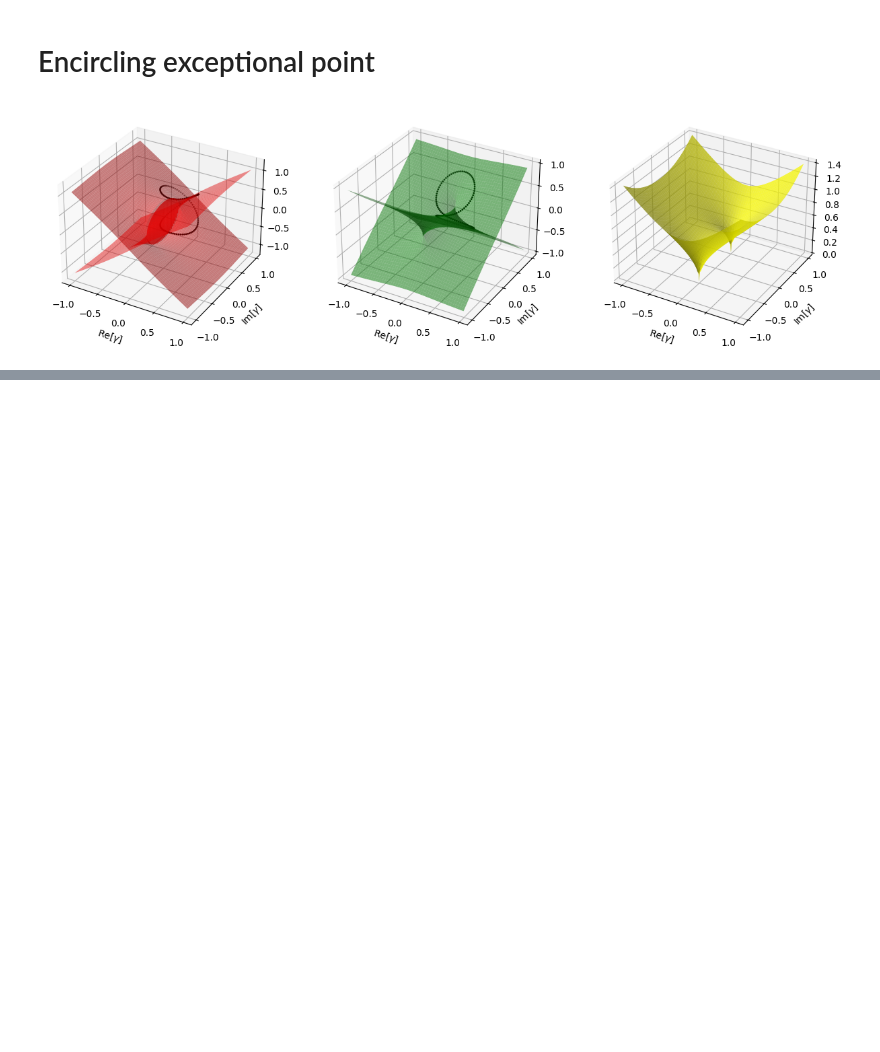
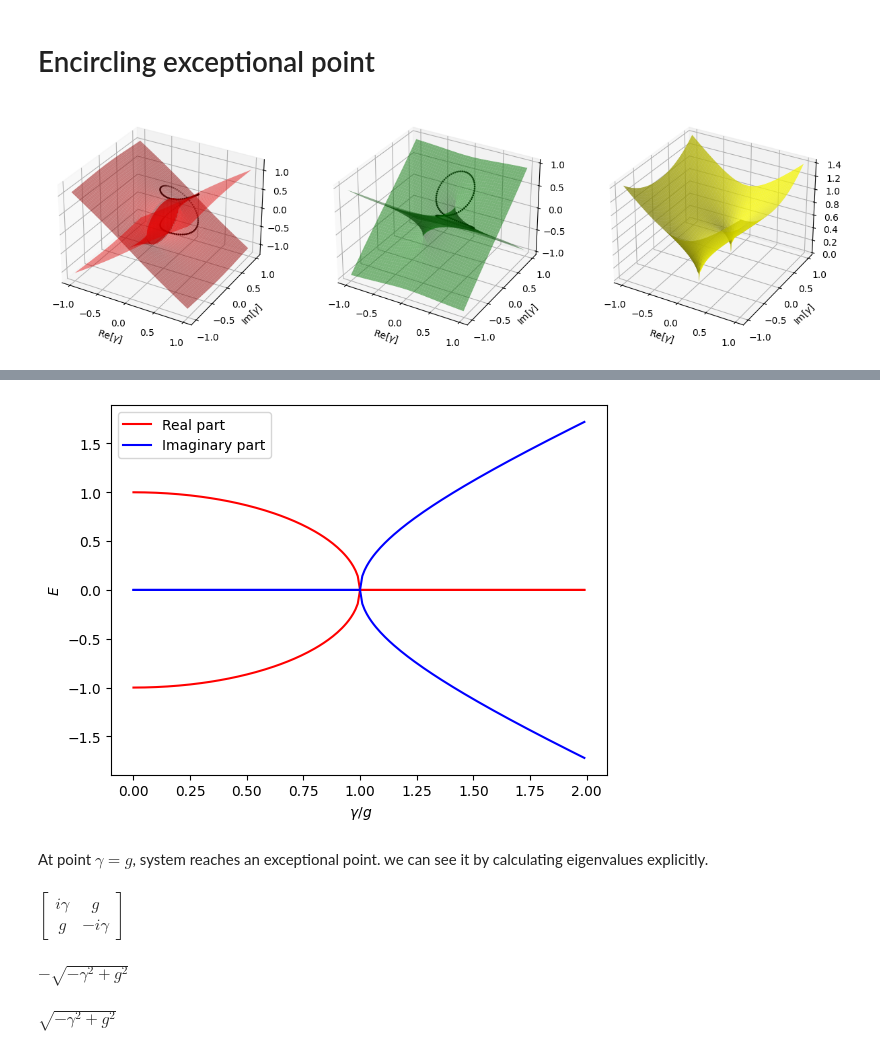
Before and after one commit to JedrekSt/NonHermitianQW, a Jupyter notebook: demo_/second_order_EP.ipynb, the cells around one changed output, grey strips where cells are left out. Saved outputs shown, nothing was run; the diff lists cells and outputs as text; code cells hidden in the pictures; blank space fills up the shorter version.

```diff
--- a/demo_/second_order_EP.ipynb
+++ b/demo_/second_order_EP.ipynb
@@ -117,0 +121,10 @@ plt.show()
+# %%
+H_ = lambda ka_,ga_ : ka_ * op.sx + ga_ * op.sz
+U_ = lambda th,p_ : expm(1j * p_ * op.sz) @ expm(-1j * op.sy * th)
+
+def calc_spectr(k_,g_,th,p_):
+    print(k_.shape())
+    E,_ = eig(expm(H_(k_,g_)) @ U_(th,p_))
+    return np.angle(E[0]),np.angle(E[1])
+
+U_Spectrum = np.vectorize(calc_spectr)
@@ -117,0 +211,46 @@ plt.show()
+# %%
+def H_energies(i):
+    g = 1
+    ga_ = np.arange(0,2,0.01)
+    H_ = lambda gamma : g*op.sx + 1j*gamma*op.sz
+    E_ = np.vectorize(lambda gamm_,i : eig(H_(gamm_))[0][i])
+    return ga_,E_(ga_,i)
+# %%
+_,E0 = H_energies(0)
+x,E1 = H_energies(1)
+# %%
+fig = plt.figure()
+ax = fig.add_subplot()
+
+ax.plot(x,np.real(E0),color = "red",label = "Real part")
+ax.plot(x,np.real(E1),color = "red")
+
+ax.plot(x,np.imag(E0),color = "blue",label = "Imaginary part")
+ax.plot(x,np.imag(E1),color = "blue")
+
+ax.set_xlabel(r" $\gamma$/$g$")
+ax.legend()
+ax.set_ylabel(r"$E$")
+
+plt.show()
+# %% [output]
+[figure, added]
+# %% [markdown]
+At point $\gamma = g$, system reaches an exceptional point. we can see it by calculating eigenvalues explicitly.
+# %%
+import sympy as sy
+from sympy.physics.matrices import msigma
+
+g,ga_ = sy.symbols('g, \gamma',Reals = True)
+H = g * msigma(1) + sy.I * ga_ * msigma(3)
+
+
+display(H)
+# %% [output]
+$\displaystyle \left[\begin{matrix}i \gamma & g\\g & - i \gamma\end{matrix}\right]$
+# %%
+for el in H.eigenvals().keys():
+    display(sy.simplify(el))
+# %% [output]
+$\displaystyle - \sqrt{- \gamma^{2} + g^{2}}$
+$\displaystyle \sqrt{- \gamma^{2} + g^{2}}$
```
Also changed, not shown: parts of 27 cells of this notebook, 3 other files.
